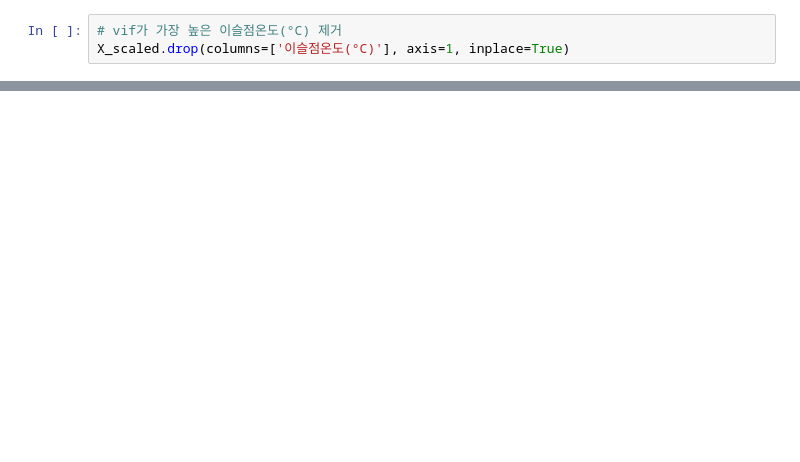
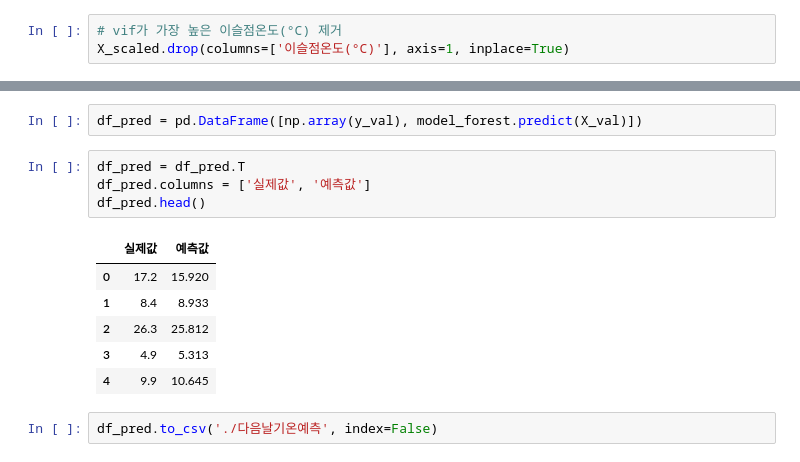
Before and after one commit to HyunJW/weather, a Jupyter notebook: 다음날기온예측.ipynb, the cells around one changed output, grey strips where cells are left out. Saved outputs shown, nothing was run; the diff lists cells and outputs as text; blank space fills up the shorter version.

```diff
--- a/다음날기온예측.ipynb
+++ b/다음날기온예측.ipynb
@@ -414,0 +322,15 @@ r2_score(y_test, pred)
+# %%
+df_pred = pd.DataFrame([np.array(y_val), model_forest.predict(X_val)])
+# %%
+df_pred = df_pred.T
+df_pred.columns = ['실제값', '예측값']
+df_pred.head()
+# %% [output]
+|  | 실제값 | 예측값 |
+| 0 | 17.2 | 15.920 |
+| 1 | 8.4 | 8.933 |
+| 2 | 26.3 | 25.812 |
+| 3 | 4.9 | 5.313 |
+| 4 | 9.9 | 10.645 |
+# %%
+df_pred.to_csv('./다음날기온예측', index=False)
```
Also changed, not shown: parts of 36 cells of this notebook, 1 other file.
